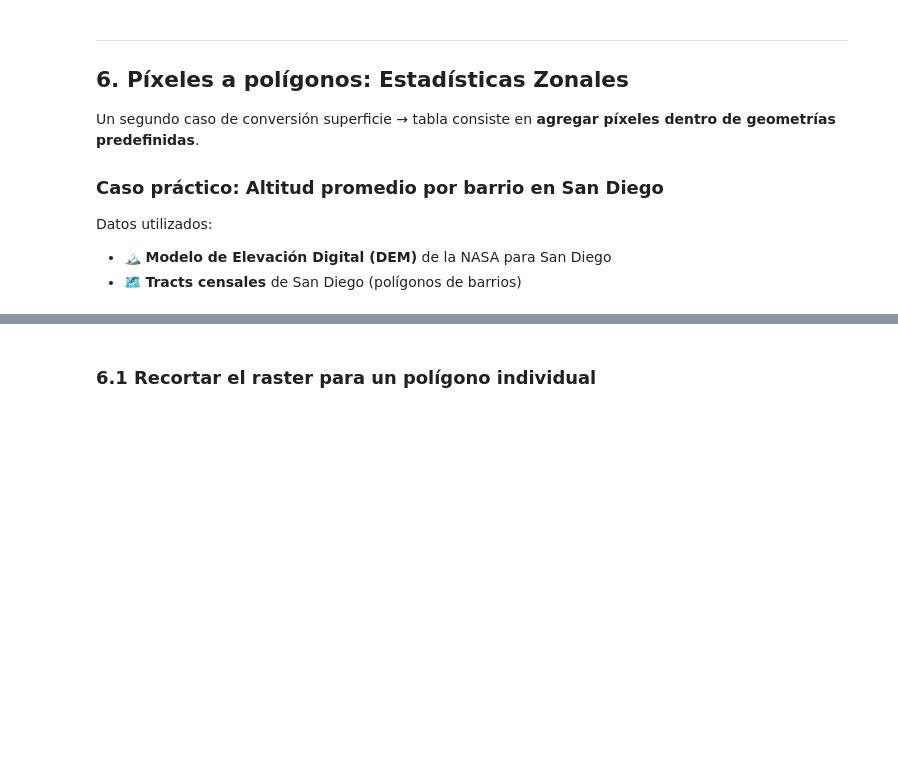
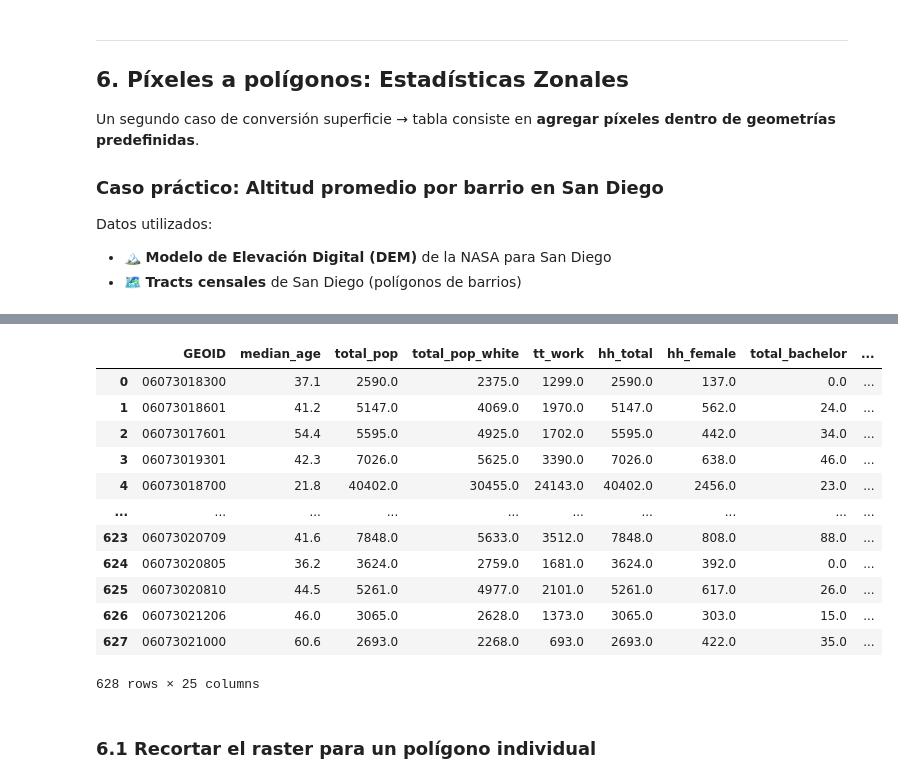
Before and after one commit to daniopitz/geodata, a Jupyter notebook: 01_datos_espaciales.ipynb, the cells around one changed output, grey strips where cells are left out. Cells and saved outputs as stored; diff of their text form; code cells hidden in the pictures; blank space fills up the shorter version.

```diff
--- a/01_datos_espaciales.ipynb
+++ b/01_datos_espaciales.ipynb
@@ -495,3 +493,19 @@ print(f"\nNúmero de tracts: {len(sd_tracts)}")
+# %%
+sd_tracts
+# %% [output]
+|  | GEOID | median_age | total_pop | total_pop_white | tt_work | hh_total | hh_female | total_bachelor | ... |
+| 0 | 06073018300 | 37.1 | 2590.0 | 2375.0 | 1299.0 | 2590.0 | 137.0 | 0.0 | ... |
+| 1 | 06073018601 | 41.2 | 5147.0 | 4069.0 | 1970.0 | 5147.0 | 562.0 | 24.0 | ... |
+| 2 | 06073017601 | 54.4 | 5595.0 | 4925.0 | 1702.0 | 5595.0 | 442.0 | 34.0 | ... |
+| 3 | 06073019301 | 42.3 | 7026.0 | 5625.0 | 3390.0 | 7026.0 | 638.0 | 46.0 | ... |
+| 4 | 06073018700 | 21.8 | 40402.0 | 30455.0 | 24143.0 | 40402.0 | 2456.0 | 23.0 | ... |
+| ... | ... | ... | ... | ... | ... | ... | ... | ... | ... |
+| 623 | 06073020709 | 41.6 | 7848.0 | 5633.0 | 3512.0 | 7848.0 | 808.0 | 88.0 | ... |
+| 624 | 06073020805 | 36.2 | 3624.0 | 2759.0 | 1681.0 | 3624.0 | 392.0 | 0.0 | ... |
+| 625 | 06073020810 | 44.5 | 5261.0 | 4977.0 | 2101.0 | 5261.0 | 617.0 | 26.0 | ... |
+| 626 | 06073021206 | 46.0 | 3065.0 | 2628.0 | 1373.0 | 3065.0 | 303.0 | 15.0 | ... |
+| 627 | 06073021000 | 60.6 | 2693.0 | 2268.0 | 693.0 | 2693.0 | 422.0 | 35.0 | ... |
+628 rows × 25 columns
 # %% [markdown]
 ### 6.1 Recortar el raster para un polígono individual
 # %%
```
Also changed, not shown: parts of 10 cells of this notebook.
